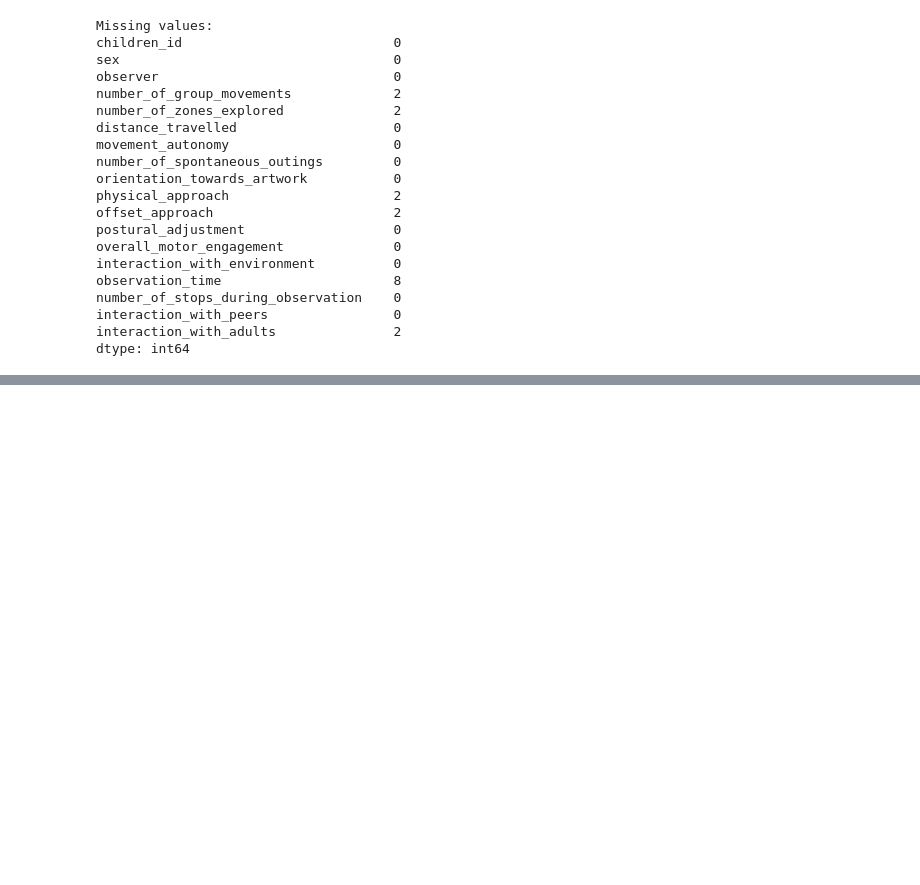
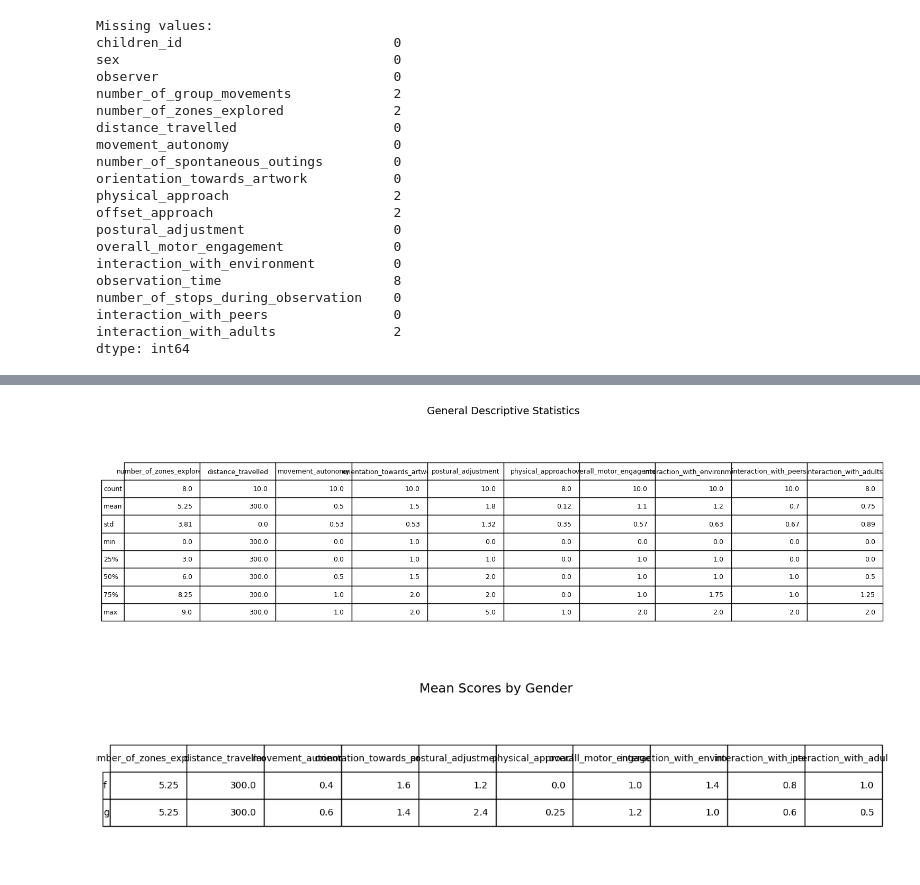
Before and after one commit to ameliegoube22-pixel/GOUBE.AMELIE, a Jupyter notebook: GOUBE.Amelie.ipynb, the cells around one changed output, grey strips where cells are left out. Saved outputs shown, nothing was run; the diff lists cells and outputs as text; code cells hidden in the pictures; blank space fills up the shorter version.

```diff
--- a/GOUBE.Amelie.ipynb
+++ b/GOUBE.Amelie.ipynb
@@ -200,0 +262,74 @@ plt.show()
+# %%
+# ==========================================
+# 2. General Descriptive Table
+# ==========================================
+
+# Utilisation de df_analysis (ton DataFrame filtré par dimensions)
+desc = df_analysis.describe().round(2)
+
+# On s'assure de ne pas avoir children_id ou observer dans les stats descriptives
+desc = desc.drop(columns=['children_id', 'observer'], errors='ignore')
+
+# ------------------------------------------
+# Figure Creation
+# ------------------------------------------
+
+fig, ax = plt.subplots(figsize=(15, 5)) # Taille augmentée pour la lisibilité
+ax.axis('off')
+
+table = ax.table(
+    cellText=desc.values,
+    colLabels=desc.columns,
+    rowLabels=desc.index,
+    loc='center'
+)
+
+# Style
+table.auto_set_font_size(False)
+table.set_fontsize(9)
+table.scale(1.2, 1.8)
+
+plt.title("General Descriptive Statistics", fontsize=14, pad=20)
+
+plt.tight_layout()
+
+# Sauvegarde dans le dossier results (consigne Mottet)
+plt.savefig("results/descriptive_statistics.png", dpi=300, bbox_inches='tight')
+plt.show()
+
+# ==========================================
+# 3. Descriptive Table by Gender (Sex)
+# ==========================================
+
+# Calcul des moyennes par sexe pour toutes les colonnes numériques
+desc_sex = df_analysis.groupby('sex').mean(numeric_only=True).round(2)
+
+# ------------------------------------------
+# Figure Creation
+# ------------------------------------------
+
+fig, ax = plt.subplots(figsize=(12, 3))
+ax.axis('off')
+
+table = ax.table(
+    cellText=desc_sex.values,
+    colLabels=desc_sex.columns,
+    rowLabels=desc_sex.index,
+    loc='center'
+)
+
+# Style
+table.auto_set_font_size(False)
+table.set_fontsize(10)
+table.scale(1.2, 2.5) # Scale vertical plus grand pour bien lire les deux lignes
+
+plt.title("Mean Scores by Gender", fontsize=14, pad=20)
+
+plt.tight_layout()
+
+# Sauvegarde dans le dossier results
+plt.savefig("results/descriptive_statistics_sex.png", dpi=300, bbox_inches='tight')
+plt.show()
+# %% [output]
+[figure, added]
+[figure, added]
```
Also changed, not shown: parts of 22 cells of this notebook, 3 other files.
